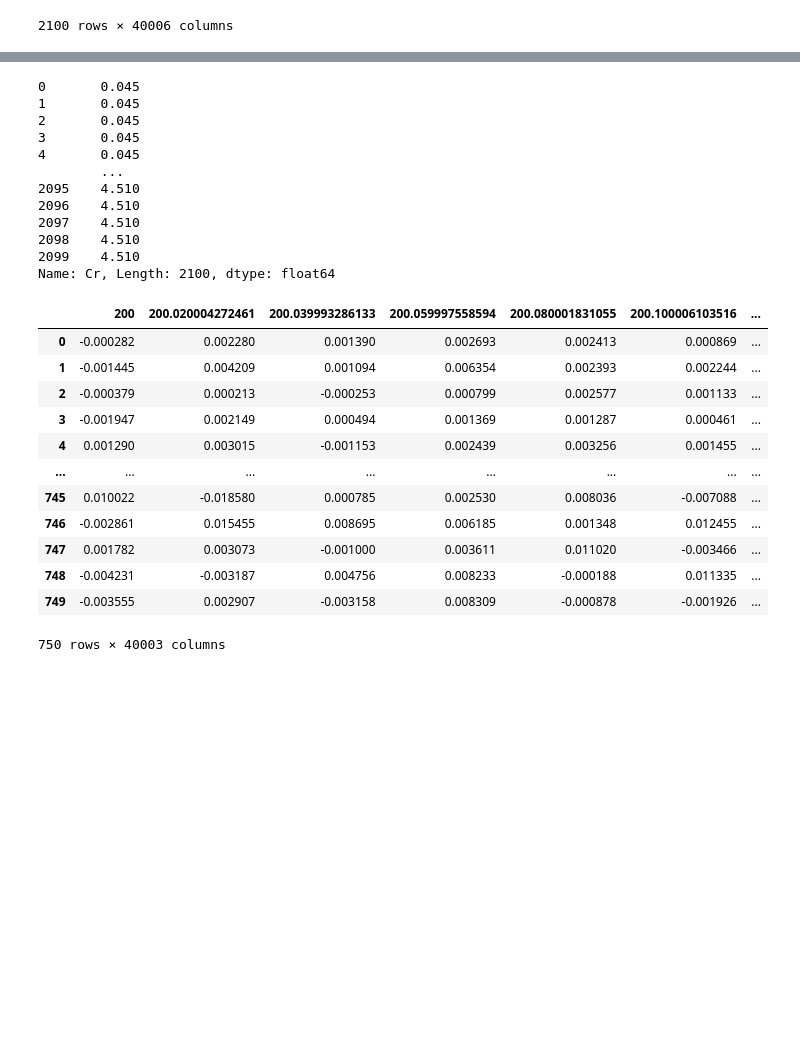
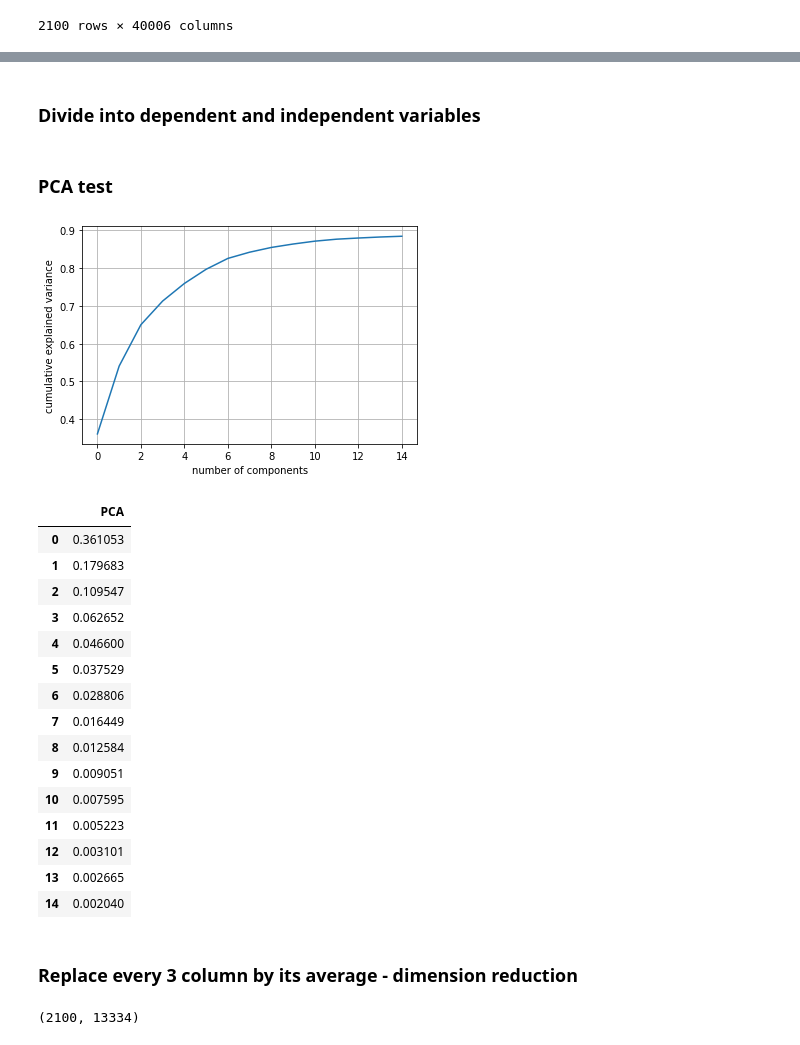
Before and after one commit to MKastek/ML-LIBS, a Jupyter notebook: LIBS2022.ipynb, the cells around one changed output, grey strips where cells are left out. Cells and saved outputs as stored; diff of their text form; code cells hidden in the pictures; blank space fills up the shorter version.

```diff
--- a/LIBS2022.ipynb
+++ b/LIBS2022.ipynb
@@ -12,5 +14,5 @@ from sklearn.cross_decomposition import PLSRegression
 # %%
-data_training = pd.read_csv('train_dataset.csv')
+data_training = pd.read_csv('data/train_dataset.csv')
 # %%
 data_training
 # %% [output]
@@ -177,31 +32,2 @@ Index([285.94000244140597,   286.720001220703,   286.299997965495,
-# %%
-data_training['Cr']
-# %% [output]
-0       0.045
-1       0.045
-2       0.045
-3       0.045
-4       0.045
-        ...
-2095    4.510
-2096    4.510
-2097    4.510
-2098    4.510
-2099    4.510
-Name: Cr, Length: 2100, dtype: float64
-# %%
-pd.read_csv('test_dataset.csv')
-# %% [output]
-|  | 200 | 200.020004272461 | 200.039993286133 | 200.059997558594 | 200.080001831055 | 200.100006103516 | ... |
-| 0 | -0.000282 | 0.002280 | 0.001390 | 0.002693 | 0.002413 | 0.000869 | ... |
-| 1 | -0.001445 | 0.004209 | 0.001094 | 0.006354 | 0.002393 | 0.002244 | ... |
-| 2 | -0.000379 | 0.000213 | -0.000253 | 0.000799 | 0.002577 | 0.001133 | ... |
-| 3 | -0.001947 | 0.002149 | 0.000494 | 0.001369 | 0.001287 | 0.000461 | ... |
-| 4 | 0.001290 | 0.003015 | -0.001153 | 0.002439 | 0.003256 | 0.001455 | ... |
-| ... | ... | ... | ... | ... | ... | ... | ... |
-| 745 | 0.010022 | -0.018580 | 0.000785 | 0.002530 | 0.008036 | -0.007088 | ... |
-| 746 | -0.002861 | 0.015455 | 0.008695 | 0.006185 | 0.001348 | 0.012455 | ... |
-| 747 | 0.001782 | 0.003073 | -0.001000 | 0.003611 | 0.011020 | -0.003466 | ... |
-| 748 | -0.004231 | -0.003187 | 0.004756 | 0.008233 | -0.000188 | 0.011335 | ... |
-| 749 | -0.003555 | 0.002907 | -0.003158 | 0.008309 | -0.000878 | -0.001926 | ... |
-750 rows × 40003 columns
+# %% [markdown]
+### Divide into dependent and independent variables
@@ -207,0 +41,31 @@ pd.read_csv('test_dataset.csv')
+# %% [markdown]
+### PCA test
+# %%
+pca = PCA(n_components=15).fit(X_training)
+plt.plot(np.cumsum(pca.explained_variance_ratio_))
+plt.xlabel('number of components')
+plt.ylabel('cumulative explained variance')
+plt.grid()
+# %% [output]
+[figure, added]
+# %%
+pd.DataFrame({'PCA' : pca.explained_variance_ratio_})
+# %% [output]
+|  | PCA |
+| 0 | 0.361053 |
+| 1 | 0.179683 |
+| 2 | 0.109547 |
+| 3 | 0.062652 |
+| 4 | 0.046600 |
+| 5 | 0.037529 |
+| 6 | 0.028806 |
+| 7 | 0.016449 |
+| 8 | 0.012584 |
+| 9 | 0.009051 |
+| 10 | 0.007595 |
+| 11 | 0.005223 |
+| 12 | 0.003101 |
+| 13 | 0.002665 |
+| 14 | 0.002040 |
+# %% [markdown]
+### Replace every 3 column by its average - dimension reduction
@@ -207,0 +80,4 @@ pd.read_csv('test_dataset.csv')
+# %%
+X_avg.shape
+# %% [output]
+(2100, 13334)
```
Also changed, not shown: parts of 56 cells of this notebook, 6 other files.
